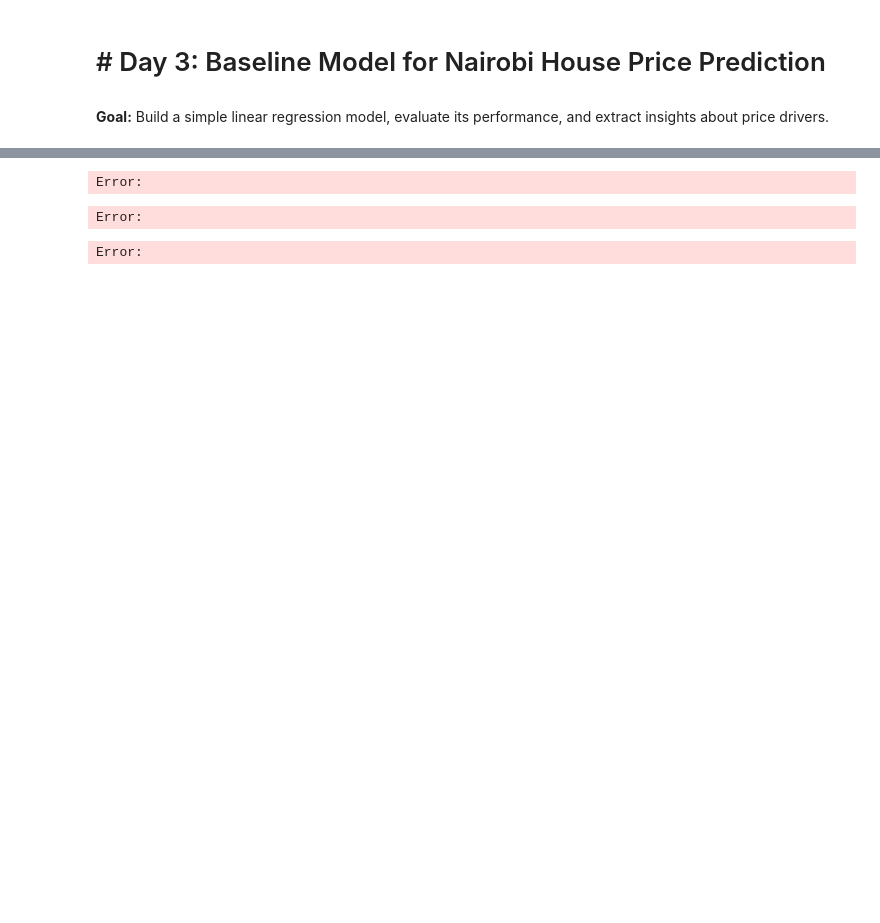
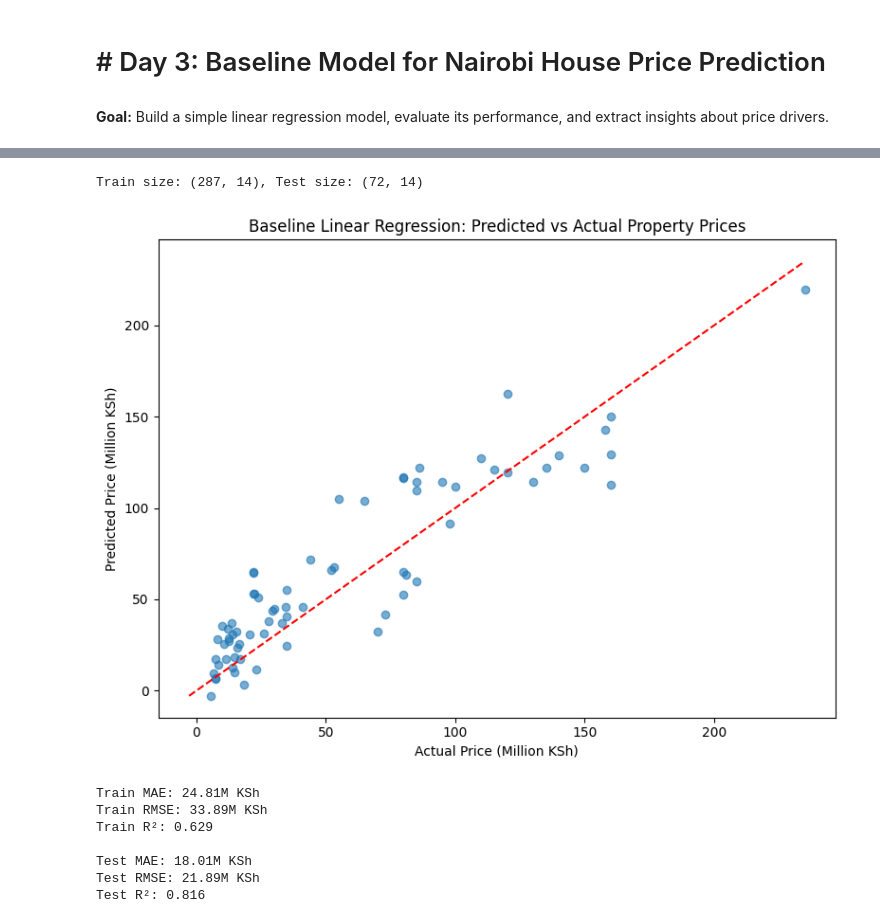
Before and after one commit to Rozieroz/Nairobi-House-Price-Prediction, a Jupyter notebook: notebooks/3_baseline_model.ipynb, the cells around one changed output, grey strips where cells are left out. Drawn from its saved outputs; the diff is of its cells as text; code cells hidden in the pictures; blank space fills up the shorter version.

```diff
--- a/notebooks/3_baseline_model.ipynb
+++ b/notebooks/3_baseline_model.ipynb
@@ -158,7 +197,7 @@ for loc in top_locs:
 # Define feature columns
 feature_cols = ['Size_SQM', 'Bedrooms_Num', 'Bathrooms_Num', 'Amenity_Count'] + [f'Loc_{loc}' for loc in top_locs]
 X = df[feature_cols].fillna(0)  # final safety net
-y = df['Price_Millions']
+y = np.log(df['Price_Millions'])
 
 print("Features shape:", X.shape)
 print(X.head())
@@ -172,19 +227,35 @@ Error:
 X_train, X_test, y_train, y_test = train_test_split(X, y, test_size=0.2, random_state=42)
 print(f"Train size: {X_train.shape}, Test size: {X_test.shape}")
 # %% [output]
-Error:
+Train size: (287, 14), Test size: (72, 14)
 # %%
 # ===================================================================================
 #   5. Train Linear Regression
 
 
 lr = LinearRegression()
 lr.fit(X_train, y_train)
 
 y_pred_train = lr.predict(X_train)
 y_pred_test = lr.predict(X_test)
+
+# Create scatter plot
+plt.figure(figsize=(8,6))
+plt.scatter(y_test, y_pred, alpha=0.6)
+
+# Perfect prediction line
+max_val = max(y_test.max(), y_pred.max())
+min_val = min(y_test.min(), y_pred.min())
+plt.plot([min_val, max_val], [min_val, max_val], 'r--')
+
+plt.xlabel("Actual Price (Million KSh)")
+plt.ylabel("Predicted Price (Million KSh)")
+plt.title("Baseline Linear Regression: Predicted vs Actual Property Prices")
+plt.tight_layout()
+plt.savefig("../reports/nairobi-house-price-predicted-vs-actual.png")
+plt.show()
 # %% [output]
-Error:
+[figure, added]
 # %%
 # ===================================================================================
 #   6. Evaluate the Model
@@ -208,11 +279,17 @@ print("Test RMSE: {:.2f}M KSh".format(rmse_test))
 print("Test R²: {:.3f}".format(r2_test))
 
 # ===================================================================================
-# **Interpretation:**
-# - MAE (Mean Absolute Error) tells  the average prediction error in millions of KSh. Our test MAE of about 8.4M means we're off by that much on average.
-# - R² of 0.68 means our model explains 68% of the price variance – a decent baseline.
+# Interpretation sample:
+# - MAE (Mean Absolute Error) tells  the average prediction error in millions of KSh. test MAE of about 8.4M means results are off by that much on average.
+# - R² of 0.68 means our model explains 68% of the price variance –  decent baseline.
 # %% [output]
-Error:
+Train MAE: 24.81M KSh
+Train RMSE: 33.89M KSh
+Train R²: 0.629
+
+Test MAE: 18.01M KSh
+Test RMSE: 21.89M KSh
+Test R²: 0.816
 # %%
 # ===================================================================================
 #   7. Feature Importance (Coefficients)
```
Also changed, not shown: parts of 7 cells of this notebook, 2 other files.
